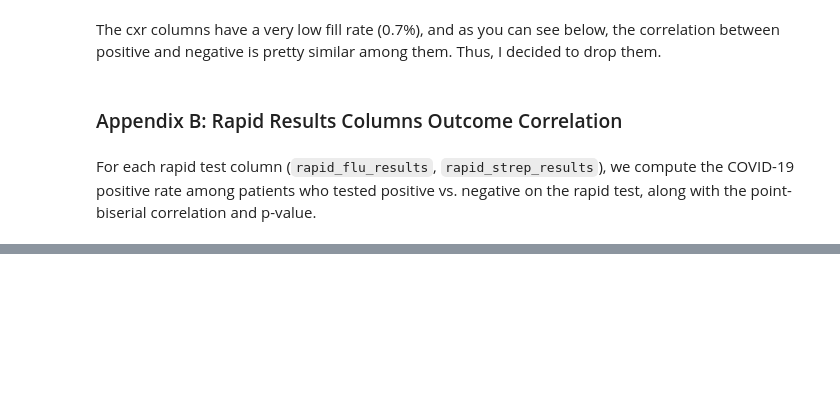
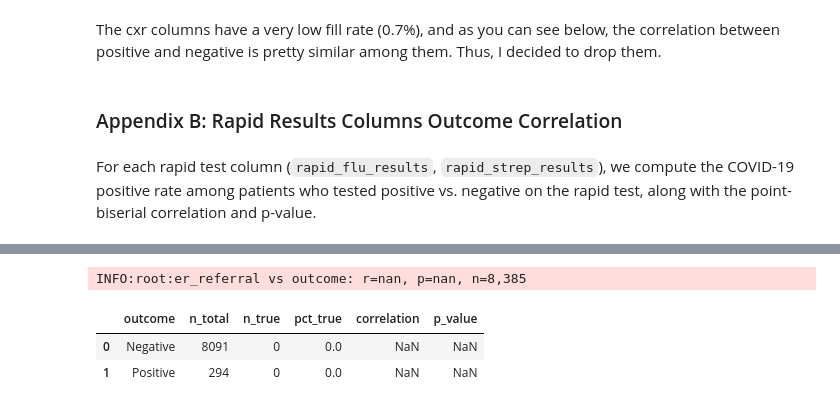
Before and after one commit to omriRozen95/covidclinicaldata, a Jupyter notebook: notebooks/b_load_plot.ipynb, the cells around one changed output, grey strips where cells are left out. Saved outputs shown, nothing was run; the diff lists cells and outputs as text; code cells hidden in the pictures; blank space fills up the shorter version.

Commit message:
bollean columns engineering

```diff
--- a/notebooks/b_load_plot.ipynb
+++ b/notebooks/b_load_plot.ipynb
@@ -178,0 +292,3 @@ plot_outcome_correlation(
+# %%
+# Set column width to None for no truncation
+pd.set_option('display.max_colwidth', None)
@@ -178,0 +337,7 @@ plot_outcome_correlation(
+# %%
+compute_column_outcome_correlation(data, "er_referral")
+# %% [output]
+INFO:root:er_referral vs outcome: r=nan, p=nan, n=8,385
+|  | outcome | n_total | n_true | pct_true | correlation | p_value |
+| 0 | Negative | 8091 | 0 | 0.0 | NaN | NaN |
+| 1 | Positive | 294 | 0 | 0.0 | NaN | NaN |
```
Also changed, not shown: parts of 17 cells of this notebook, 4 other files.
